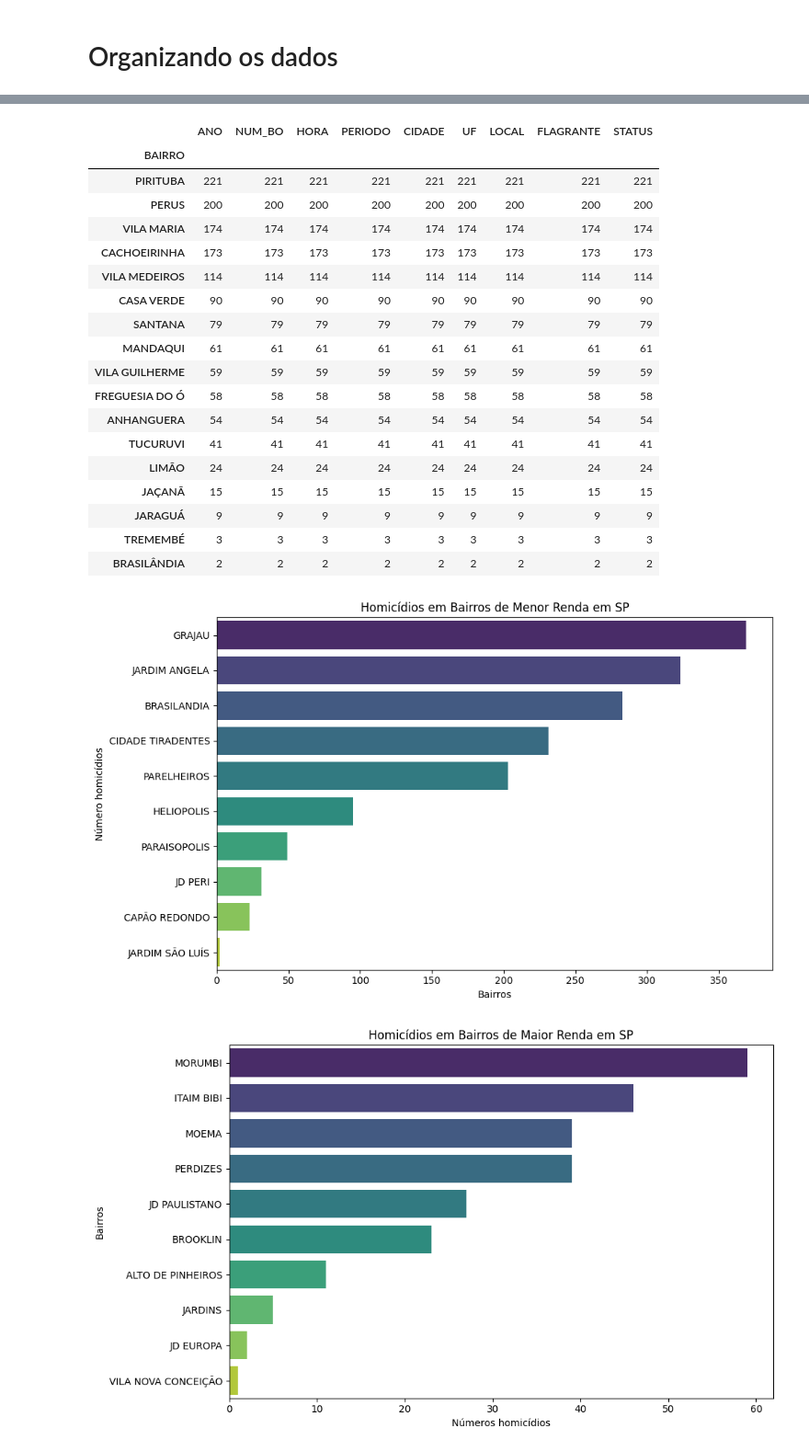
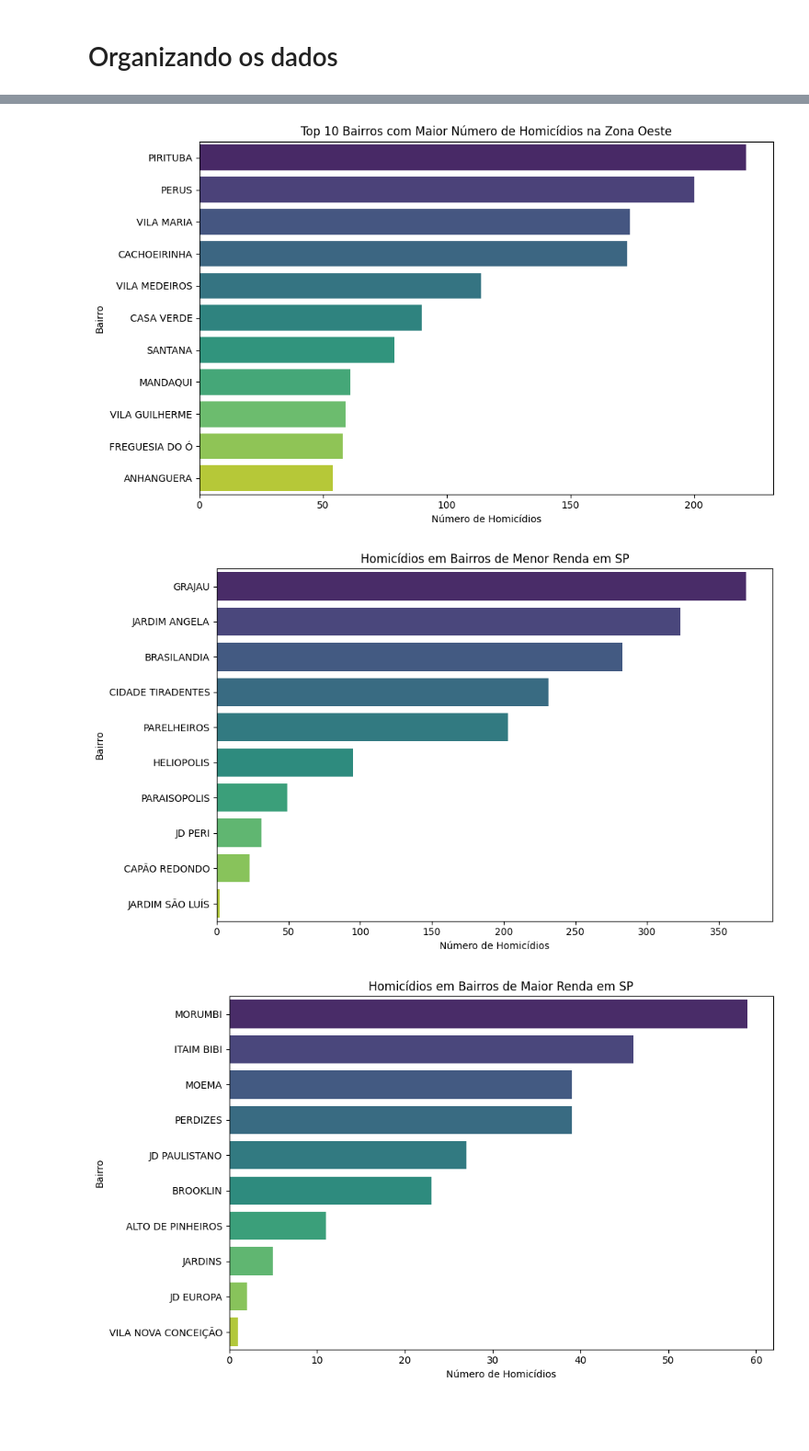
Before and after one commit to Pennini/Curso-Python-2022, a Jupyter notebook: Projeto_Final/projeto_final_crimes.ipynb, the cells around one changed output, grey strips where cells are left out. Shown at 92% size. Cells and saved outputs as stored; diff of their text form; code cells hidden in the pictures; blank space fills up the shorter version.

Commit message:
Plot de dados

```diff
--- a/Projeto_Final/projeto_final_crimes.ipynb
+++ b/Projeto_Final/projeto_final_crimes.ipynb
@@ -220,11 +257,0 @@ bairros = cidade_sp.groupby("BAIRRO").count().sort_values(by="NUM_BO", ascending
-# %%
-centro_bairros = ["Sé Bela Vista", "Bom Retiro", "Cambuci", "Consolação", "Liberdade", "República", "Santa Cecília", "Sé", "Centro"]
-def maiuscula(lista):
-    i = 0
-    for bairro in lista:
-        lista[i] = bairro.upper()
-        i += 1
-    zona = cidade_sp[cidade_sp["BAIRRO"].isin(lista)]
-    zona_hom = zona.groupby("BAIRRO").count().sort_values(by="ANO", ascending=False)
-    return zona, zona_hom
-centro, centro_hom = maiuscula(centro_bairros)
@@ -301,24 +297,8 @@ norte_hom
 # %%
 oeste_bairros = ["Butantã", "Morumbi", "Raposo Tavares", "Rio Pequeno", "Vila Sônia", "Lapa", "Barra Funda", "Jaguara", "Jaguaré", "Perdizes", "Vila Leopoldina", "Pinheiros", "Alto de Pinheiros", "Itaim Bibi", "Jardim Paulista", "Pinheiros"]
-oeste,oeste_hom = maiuscula(norte_bairros)
-oeste_hom
+
+oeste, oeste_hom = maiuscula(norte_bairros)
+
+plot_zona(oeste_hom, "Top 10 Bairros com Maior Número de Homicídios na Zona Oeste")
 # %% [output]
-|  | ANO | NUM_BO | HORA | PERIODO | CIDADE | UF | LOCAL | FLAGRANTE | STATUS |
-| BAIRRO |  |  |  |  |  |  |  |  |  |
-| PIRITUBA | 221 | 221 | 221 | 221 | 221 | 221 | 221 | 221 | 221 |
-| PERUS | 200 | 200 | 200 | 200 | 200 | 200 | 200 | 200 | 200 |
-| VILA MARIA | 174 | 174 | 174 | 174 | 174 | 174 | 174 | 174 | 174 |
-| CACHOEIRINHA | 173 | 173 | 173 | 173 | 173 | 173 | 173 | 173 | 173 |
-| VILA MEDEIROS | 114 | 114 | 114 | 114 | 114 | 114 | 114 | 114 | 114 |
-| CASA VERDE | 90 | 90 | 90 | 90 | 90 | 90 | 90 | 90 | 90 |
-| SANTANA | 79 | 79 | 79 | 79 | 79 | 79 | 79 | 79 | 79 |
-| MANDAQUI | 61 | 61 | 61 | 61 | 61 | 61 | 61 | 61 | 61 |
-| VILA GUILHERME | 59 | 59 | 59 | 59 | 59 | 59 | 59 | 59 | 59 |
-| FREGUESIA DO Ó | 58 | 58 | 58 | 58 | 58 | 58 | 58 | 58 | 58 |
-| ANHANGUERA | 54 | 54 | 54 | 54 | 54 | 54 | 54 | 54 | 54 |
-| TUCURUVI | 41 | 41 | 41 | 41 | 41 | 41 | 41 | 41 | 41 |
-| LIMÃO | 24 | 24 | 24 | 24 | 24 | 24 | 24 | 24 | 24 |
-| JAÇANÃ | 15 | 15 | 15 | 15 | 15 | 15 | 15 | 15 | 15 |
-| JARAGUÁ | 9 | 9 | 9 | 9 | 9 | 9 | 9 | 9 | 9 |
-| TREMEMBÉ | 3 | 3 | 3 | 3 | 3 | 3 | 3 | 3 | 3 |
-| BRASILÂNDIA | 2 | 2 | 2 | 2 | 2 | 2 | 2 | 2 | 2 |
+[figure, added]
@@ -325,25 +307,19 @@ oeste_hom
 # %%
 bairros_menor_renda_sp = [
     "Heliopolis",
     "Paraisopolis",
     "Cidade Tiradentes",
     "Jardim São Luís",
     "Grajau",
     "Capão Redondo",
     "Brasilandia",
     "JARDIM ANGELA",
     "Jd Peri",
     "Parelheiros"
 ]
-menor_renda, homicidios_menor = maiuscula(bairros_menor_renda_sp)
+menor_renda,homicidios_menor = maiuscula(bairros_menor_renda_sp)
 soma_menor_renda = homicidios_menor["ANO"].sum()
-# Gráfico homícidios bairros de menor renda
-plt.figure(figsize=(10, 6))
-sns.barplot(x=homicidios_menor["ANO"], y=homicidios_menor.index, data=homicidios_menor, palette="viridis")
-plt.xlabel("Bairros")
-plt.ylabel("Número homicídios")
-plt.title("Homicídios em Bairros de Menor Renda em SP")
-plt.tight_layout()
-plt.show()
+
+plot_zona(homicidios_menor, "Homicídios em Bairros de Menor Renda em SP")
 # %% [output]
-[figure, old version]
+[figure, new version]
```
Also changed, not shown: parts of 21 cells of this notebook.
